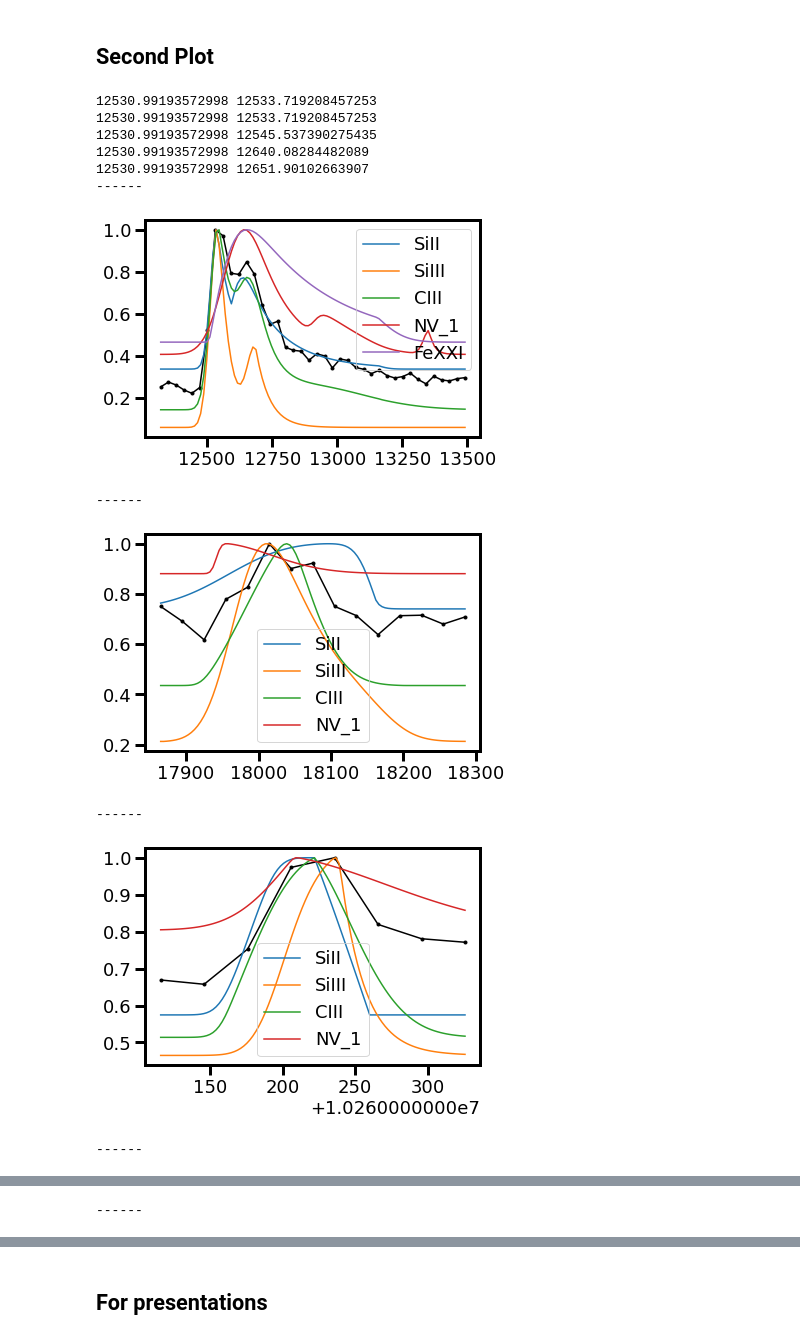
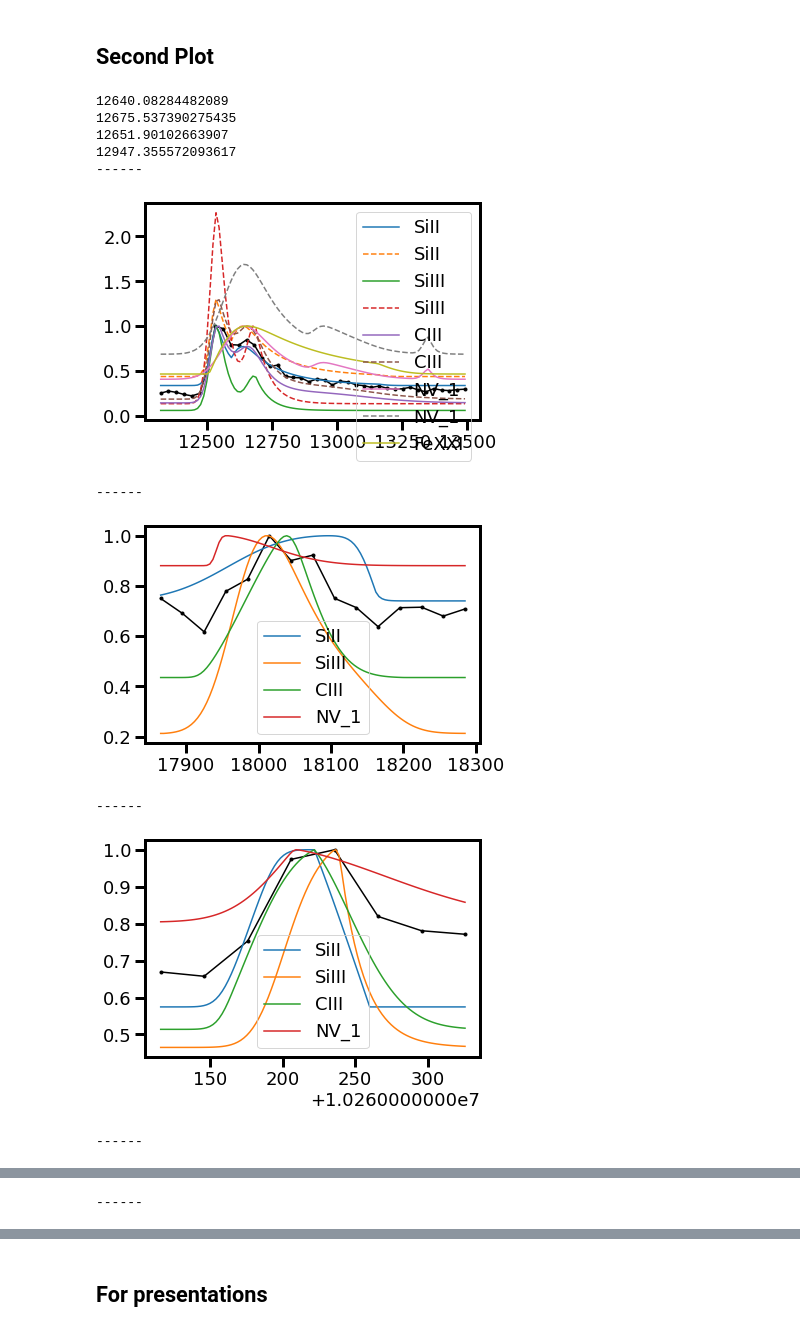
Before and after one commit to afeinstein20/cos_flares, a Jupyter notebook: notebooks/flare_analysis.ipynb, the cells around one changed output, grey strips where cells are left out. Drawn from its saved outputs; the diff is of its cells as text; code cells hidden in the pictures.

```diff
--- a/notebooks/flare_analysis.ipynb
+++ b/notebooks/flare_analysis.ipynb
@@ -907,0 +936,8 @@ bad
+# %%
+for i in range(5):
+    plt.plot(fmodels[0][i][0], fmodels[0][i][-1].best_fit, color='k')
+    fp,_ = find_peaks(fmodels[0][i][-1].best_fit)
+    print(fmodels[0][i][0][fp])
+    plt.plot(fmodels[0][i][0][fp], fmodels[0][i][-1].best_fit[fp], 'o',
+               color='r')
+    plt.show()
@@ -909,50 +956,63 @@ bad
 ## Second Plot
 # %%
 deltat = np.zeros((5,6))
+secondary=np.zeros(6)
 
 ints = [1,3,-4,-3,-1]
 
 for i in range(5):
-    peak_all = np.argmax(fmodels_all[i][-1].best_fit)
+    all_peaks,_ = find_peaks(fmodels_all[i][-1].best_fit)
+    peak_all=all_peaks[0]
 
     fq = f_int[ints[i]]>0
-    #plt.plot(fwc.time[fq],
-    #         fmodels_all[i][-1].best_fit[fq]/np.nanmax(fmodels_all[i][-1].best_fit[fq]),
-    #         'k')
+
     plt.plot(fwc.time[fq], f[fq]/np.nanmax(f[fq]), 'k', marker='.')
 
     if i == 0:
         deltat[i][0] = fmodels_all[i][0][peak_all]
+        secondary[0] = fmodels_all[i][0][all_peaks[1]]
+
         for j in range(5):
-            peak = np.argmax(fmodels[i][j][-1].best_fit)
-            deltat[i][j+1] = fmodels[i][j][0][peak]
-            print(fmodels_all[i][0][peak_all], fmodels[i][j][0][peak] )
+            peak,_ = find_peaks(fmodels[i][j][-1].best_fit)
+            peak1=peak[0]
+
+            deltat[i][j+1] = fmodels[i][j][0][peak1]
+            #print(fmodels_all[i][0][peak_all], fmodels[i][j][0][peak1] )
+
             plt.plot(fmodels[i][j][0],
                      fmodels[i][j][-1].best_fit/np.nanmax(fmodels[i][j][-1].best_fit),
                      label=ions[j])
+            try:
+                peak2=peak[1]
+                print(fmodels[i][j][0][peak2])
+                plt.plot(fmodels[i][j][0],
+                         fmodels[i][j][-1].best_fit/fmodels[i][j][-1].best_fit[peak2],
+                         label=ions[j], linestyle='--')
+                secondary[j+1] = fmodels[i][j][0][peak2]
+            except:
+                pass
 
     else:
         deltat[i][0] = fmodels_all[i][0][peak_all]
 
         for j in range(len(fmodels_25[i-1])-1):
             peak = np.argmax(fmodels_25[i-1][j][-1].best_fit)
             deltat[i][j+1] = fmodels_25[i-1][j][0][peak]
             plt.plot(fmodels_25[i-1][j][0],
                      fmodels_25[i-1][j][-1].best_fit/np.nanmax(fmodels_25[i-1][j][-1].best_fit),
                      label=ions[j])
         if ints[i] == 4:
             deltat[i][1] = 0
     plt.legend()
     print('------')
     plt.show()
 # %% [output]
-12530.99193572998 12533.719208457253
-12530.99193572998 12533.719208457253
-12530.99193572998 12545.537390275435
-12530.99193572998 12640.08284482089
-12530.99193572998 12651.90102663907
+12640.08284482089
+12675.537390275435
+12651.90102663907
+12947.355572093617
 ------
-[figure, old version]
+[figure, new version]
 ------
 [figure]
 ------
```
Also changed, not shown: parts of 16 cells of this notebook, 15 other files.
